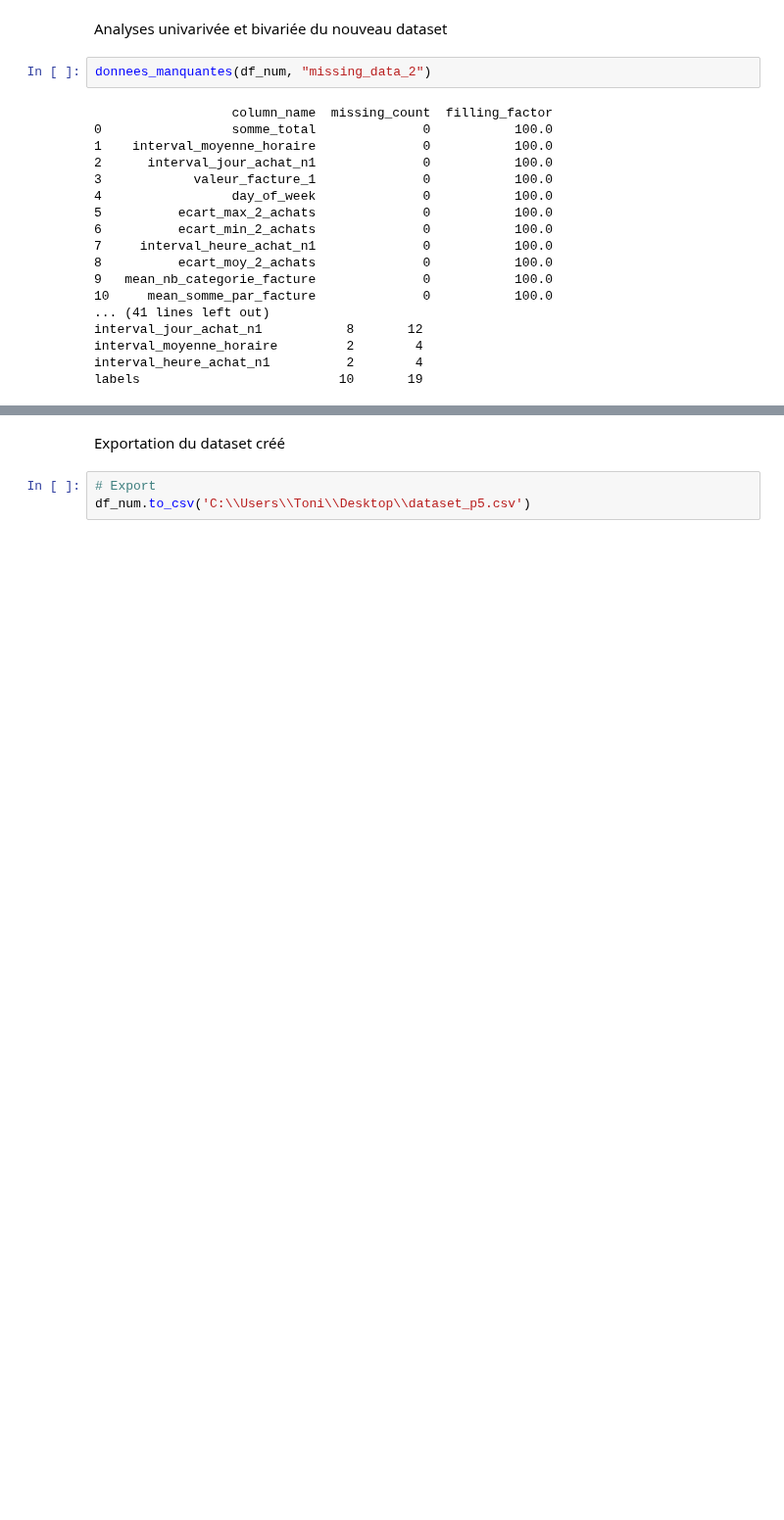
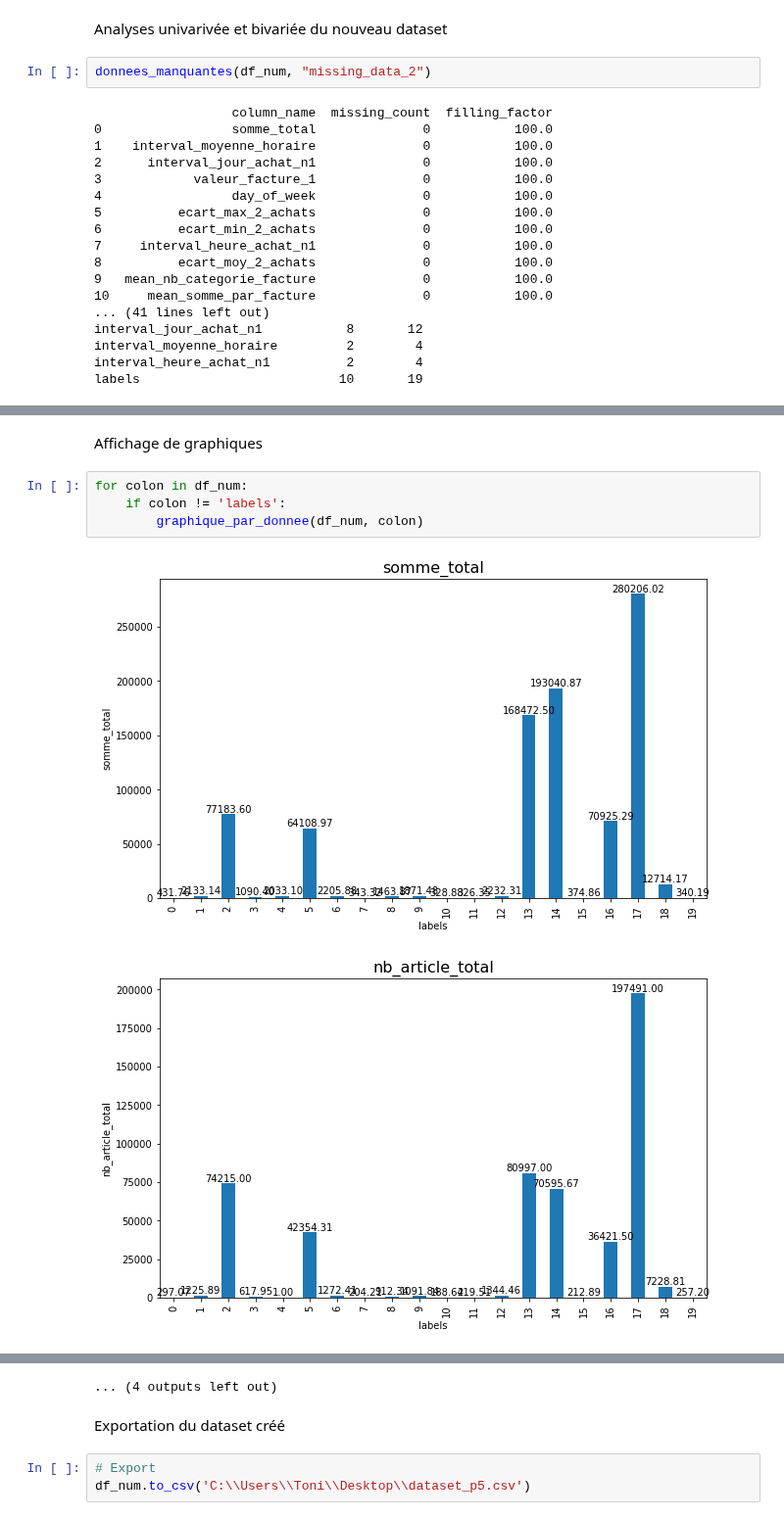
Before and after one commit to pfroide/python, a Jupyter notebook: Projet_5/p5_net_exploration.ipynb, the cells around one changed output, grey strips where cells are left out. Shown at 98% size. Saved outputs shown, nothing was run; the diff lists cells and outputs as text; blank space fills up the shorter version.

```diff
--- a/Projet_5/p5_net_exploration.ipynb
+++ b/Projet_5/p5_net_exploration.ipynb
@@ -608,0 +672,9 @@ labels                          10       19
+# %% [markdown]
+Affichage de graphiques
+# %%
+for colon in df_num:
+    if colon != 'labels':
+        graphique_par_donnee(df_num, colon)
+# %% [output]
+[figure, added]
+[figure, added]
@@ -609,3 +691,4 @@ labels                          10       19
+... (4 outputs left out)
 # %% [markdown]
 Exportation du dataset créé
 # %%
```
Also changed, not shown: parts of 7 cells of this notebook.
